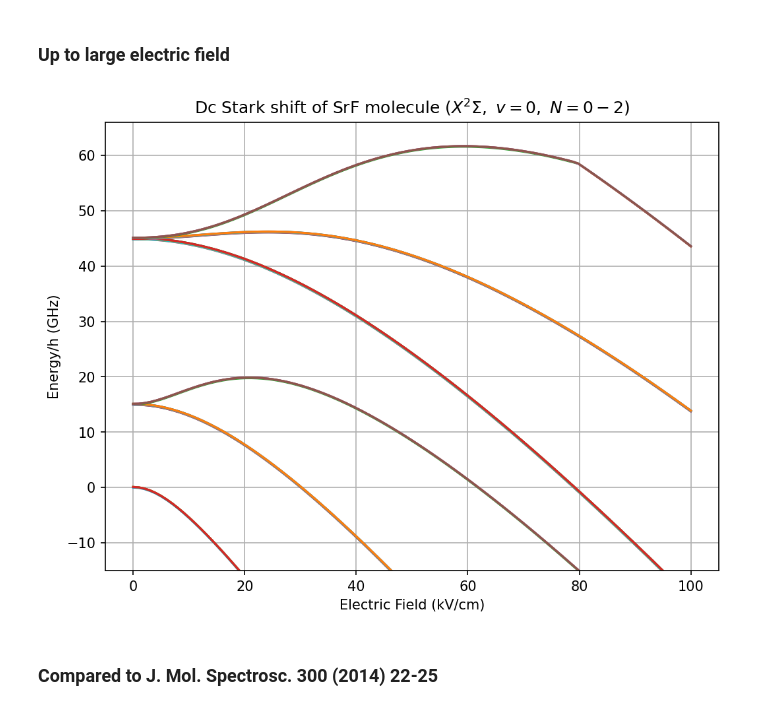
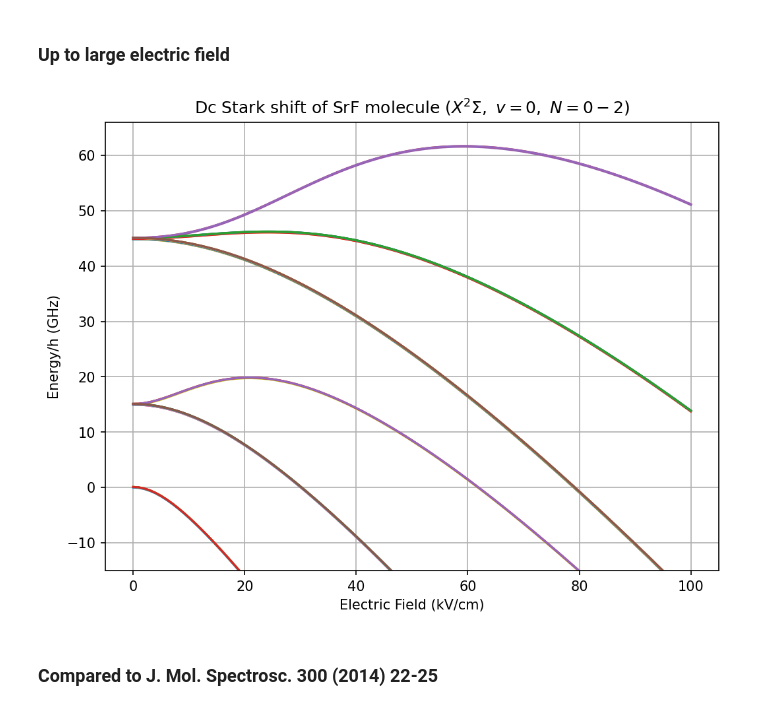
Before and after one commit to qw372/Diatomic-Py-SrF, a Jupyter notebook: examples/example_stark_dc.ipynb, the cells around one changed output. Saved outputs shown, nothing was run; the diff lists cells and outputs as text; code cells hidden in the pictures.

```diff
--- a/examples/example_stark_dc.ipynb
+++ b/examples/example_stark_dc.ipynb
@@ -21,18 +21,19 @@ Nmax = 6 # Electric field mixes rotational levels, so we need to include up to s
 H0 = hyperfine_hamiltonian_no_field(Nmax, SrFConstants) # generate field-free hamiltonian
 Hdc = Stark_dc_hamiltonian(Nmax, SrFConstants, Efield=np.array([0, 0, 1])) # generate dc Stark hamiltonian for unit electric field
 
-energy_list = np.array([])
 Ez_list = np.linspace(0, 2.5, 100)
-for Ez in Ez_list:
+energies_list = np.empty((len(Ez_list), H0.shape[0]), dtype=np.complex_)
+states_list = np.empty((len(Ez_list), H0.shape[0], H0.shape[0]), dtype=np.complex_)
+for i, Ez in enumerate(Ez_list):
     H = H0 + Hdc * Ez
     energies, states = eigh(H)
-    energy_list = np.append(energy_list, energies[4:16]/1e6) # only keep energies of N=1 rotational levels
+    energies_list[i] = energies/1e6
+    states_list[i] = states
 
-energy_list -= energy_list[0]
-energy_list = energy_list.reshape((-1, 12))
+energies_list, states_list = sort_eigenstates(energies_list, states_list)
 
 plt.figure(figsize=(8, 6), dpi=150)
-plt.plot(Ez_list, energy_list)
+plt.plot(Ez_list, np.real(energies_list[:, 4:16]-energies_list[0, 4])) # plot N=1 states w/ offset removed
 
 plt.ylabel("Energy/h (MHz)")
 plt.xlabel("Electric Field (kV/cm)")
@@ -46,29 +47,30 @@ plt.show()
 # %%
 Nmax = 8 # Electric field mixes rotational levels, so we need to include up to sufficiently high Nmax to converge the result
 H0 = hyperfine_hamiltonian_no_field(Nmax, SrFConstants) # generate field-free hamiltonian
 Hdc = Stark_dc_hamiltonian(Nmax, SrFConstants, Efield=np.array([0, 0, 1])) # generate dc Stark hamiltonian for unit electric field
 
-energy_list = np.array([])
 Ez_list = np.linspace(0, 100, 100)
-for Ez in Ez_list:
+energies_list = np.empty((len(Ez_list), H0.shape[0]), dtype=np.complex_)
+states_list = np.empty((len(Ez_list), H0.shape[0], H0.shape[0]), dtype=np.complex_)
+for i, Ez in enumerate(Ez_list):
     H = H0 + Hdc * Ez
     energies, states = eigh(H)
-    energy_list = np.append(energy_list, energies[0:36]/1e9) # only keep energies up to N=2 rotational level
+    energies_list[i] = energies/1e9
+    states_list[i] = states
 
-energy_list -= energy_list[0]
-energy_list = energy_list.reshape((-1, 36))
+energies_list, states_list = sort_eigenstates(energies_list, states_list)
 
 plt.figure(figsize=(8, 6), dpi=150)
-plt.plot(Ez_list, energy_list)
+plt.plot(Ez_list, np.real(energies_list[:, 0:36]-energies_list[0][0])) # plot up to N=2 states w/ offset removed
 plt.ylim(-15, 66)
 
 plt.ylabel("Energy/h (GHz)")
 plt.xlabel("Electric Field (kV/cm)")
 plt.title("Dc Stark shift of SrF molecule ($X^2\Sigma,\ v=0,\ N=0-2$)")
 plt.grid()
 plt.show()
 # %% [output]
-[figure, old version]
+[figure, new version]
 # %% [markdown]
 ### Compared to J. Mol. Spectrosc. 300 (2014) 22-25
 # %%
```
Also changed, not shown: parts of 4 cells of this notebook, 4 other files.
